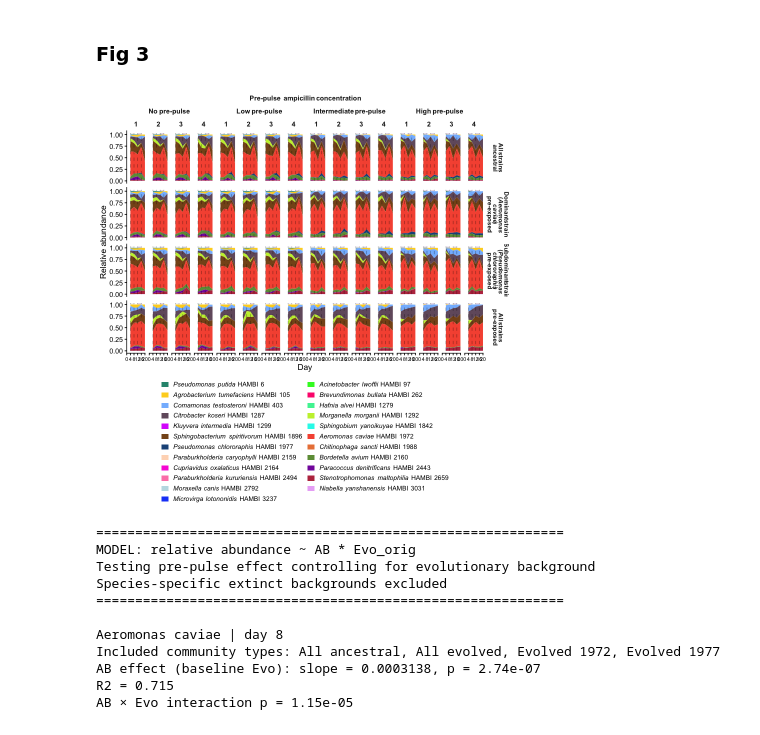
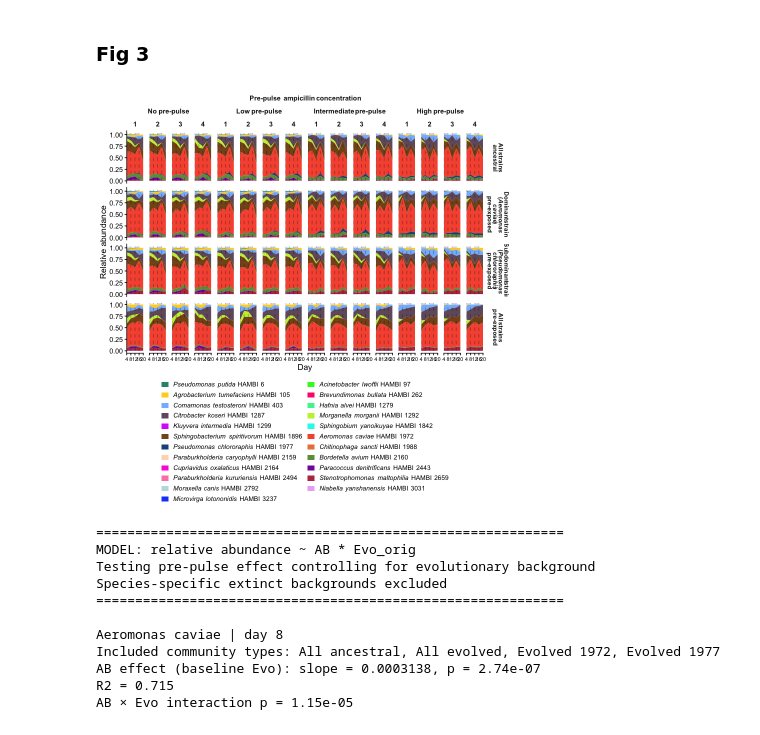
Before and after one commit to johannescairns/eco-evo-detox-ampicillin, a Jupyter notebook: notebooks/02_Fig3_related_analyses.ipynb, the cells around one changed output. Saved outputs shown, nothing was run; the diff lists cells and outputs as text; code cells hidden in the pictures.

Commit message:
Update Fig3 (fix x-axis limits, facet spacing, labels)

```diff
--- a/notebooks/02_Fig3_related_analyses.ipynb
+++ b/notebooks/02_Fig3_related_analyses.ipynb
@@ -138,7 +138,8 @@ comp_theme <- function() {
       legend.margin      = margin(t = 2, r = 2, b = 2, l = 2),
       legend.text        = ggtext::element_markdown(size = 7.8, lineheight = 1.0),
       legend.background  = element_rect(fill = "white", colour = NA),
-      legend.position    = "bottom"
+      legend.position    = "bottom",
+      panel.spacing.x = unit(0.5, "lines")
     )
 }
 
@@ -317,36 +318,36 @@ p_comp <- ggplot() +
     linetype = "dashed",
     linewidth = 0.4,
     colour = alpha("black", 0.35)
   ) +
   ggh4x::facet_nested(
     rows = vars(Evo_html),
     cols = vars(AB_super, AB_fac, Replicate),
     labeller = labeller(AB_super = label_value)
   ) +
   scale_x_continuous(
-    breaks = c(0, 4, 8, 12, 16, 20),
-    limits = c(0, 20),
+    breaks = c(4, 8, 12, 16, 20),
+    limits = c(4, 20),
     expand = expansion(mult = c(0, 0.01))
   ) +
   scale_y_continuous(
     name = "Relative abundance",
     limits = c(0, 1.03)
   ) +
   labs(x = "Day") +
   comp_theme()
 
 print(p_comp)
 
 ggsave(
   file.path(fig_dir, "Fig3.pdf"),
   p_comp,
   width = 10,
   height = 8,
   units = "in",
   device = pdf_device
 )
 # %% [output]
-[figure, old version]
+[figure, new version]
 # %%
 ## ------------------------------------------------------------------
 ## Increased power analysis: all valid evolutionary backgrounds
```
Also changed, not shown: 1 other file.
